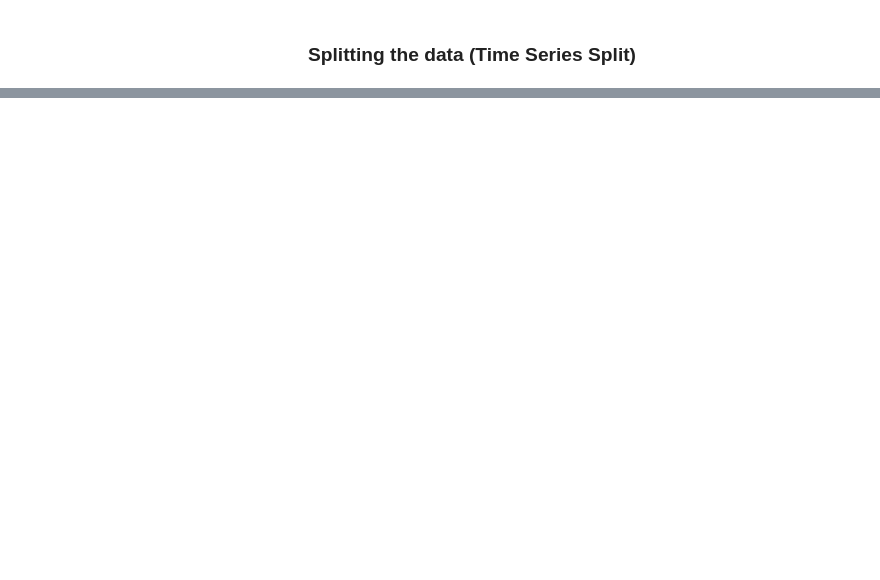
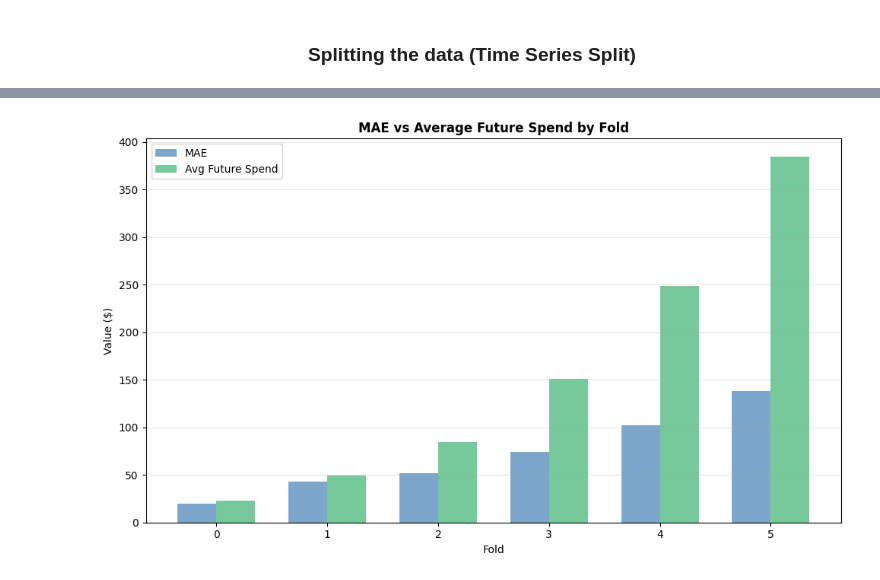
Before and after one commit to Danny-Dalo/Ecommerce-CLV-Prediction, a Jupyter notebook: notebooks/feature_scaling.ipynb, the cells around one changed output, grey strips where cells are left out. Cells and saved outputs as stored; diff of their text form; code cells hidden in the pictures; blank space fills up the shorter version.

```diff
--- a/notebooks/feature_scaling.ipynb
+++ b/notebooks/feature_scaling.ipynb
@@ -299,0 +249,22 @@ TARGET MET: ✓ CLOSE
+# %%
+# Comparative analysis: Average Future Spend vs MAE per fold
+fig, ax = plt.subplots(figsize=(10, 6))
+
+x = np.arange(len(stats_df['fold']))
+width = 0.35
+
+ax.bar(x - width/2, stats_df['mae'], width, label='MAE', color='steelblue', alpha=0.7)
+ax.bar(x + width/2, stats_df['mean'], width, label='Avg Future Spend', color='mediumseagreen', alpha=0.7)
+
+ax.set_title('MAE vs Average Future Spend by Fold', fontsize=12, fontweight='bold')
+ax.set_xlabel('Fold')
+ax.set_ylabel('Value ($)')
+ax.set_xticks(x)
+ax.set_xticklabels(stats_df['fold'])
+ax.legend()
+ax.grid(axis='y', alpha=0.3)
+
+plt.tight_layout()
+plt.show()
+# %% [output]
+[figure, added]
```
Also changed, not shown: parts of 17 cells of this notebook, 3 other files.
